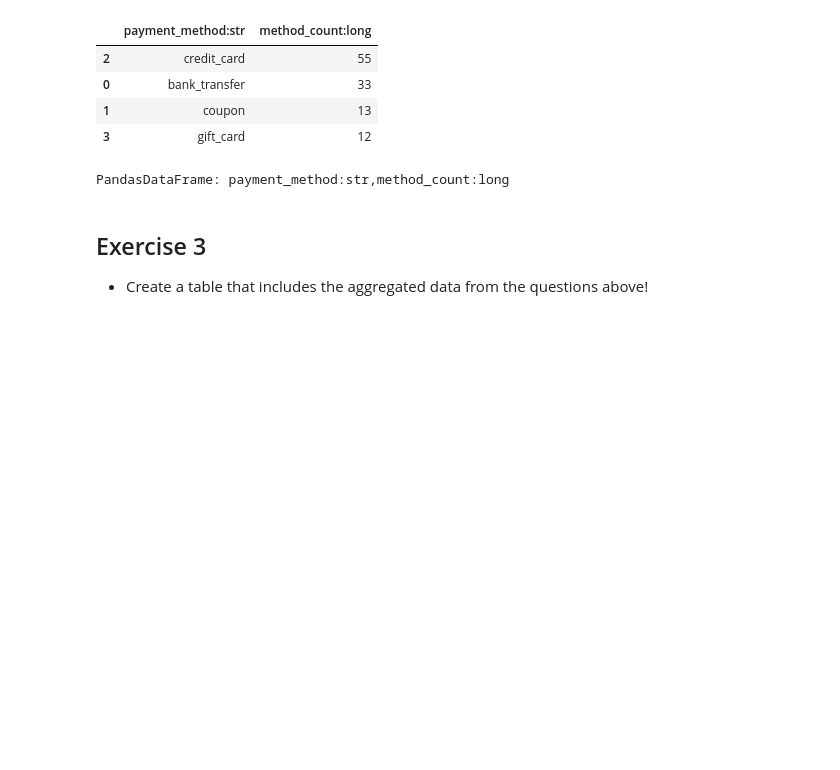
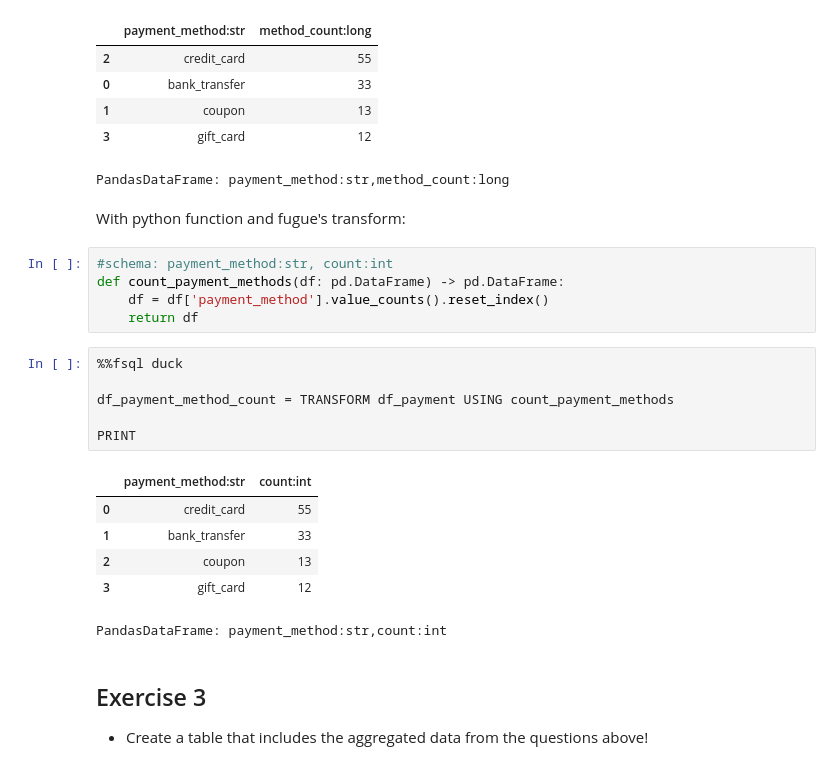
Before and after one commit to neuefische/ds-python-sql, a Jupyter notebook: SOLUTION-Intro-sql-in-python.ipynb, the cells around one changed output. Saved outputs shown, nothing was run; the diff lists cells and outputs as text; blank space fills up the shorter version.

Commit message:
Introduction to sql in python

```diff
--- a/SOLUTION-Intro-sql-in-python.ipynb
+++ b/SOLUTION-Intro-sql-in-python.ipynb
@@ -304,6 +304,26 @@ PRINT
 | 1 | coupon | 13 |
 | 3 | gift_card | 12 |
 PandasDataFrame: payment_method:str,method_count:long
+# %% [markdown]
+With python function and fugue's transform:
+# %%
+#schema: payment_method:str, count:int
+def count_payment_methods(df: pd.DataFrame) -> pd.DataFrame:
+    df = df['payment_method'].value_counts().reset_index()
+    return df
+# %%
+%%fsql duck
+
+df_payment_method_count = TRANSFORM df_payment USING count_payment_methods
+
+PRINT
+# %% [output]
+|  | payment_method:str | count:int |
+| 0 | credit_card | 55 |
+| 1 | bank_transfer | 33 |
+| 2 | coupon | 13 |
+| 3 | gift_card | 12 |
+PandasDataFrame: payment_method:str,count:int
 # %% [markdown]
 ## Exercise 3
 
```
Also changed, not shown: parts of 1 cell of this notebook.
